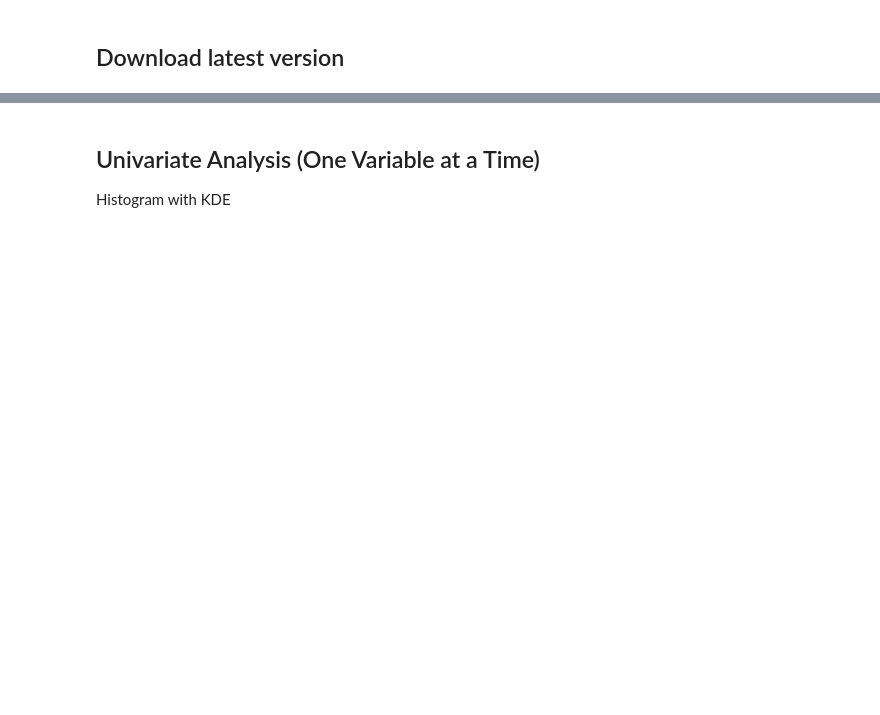
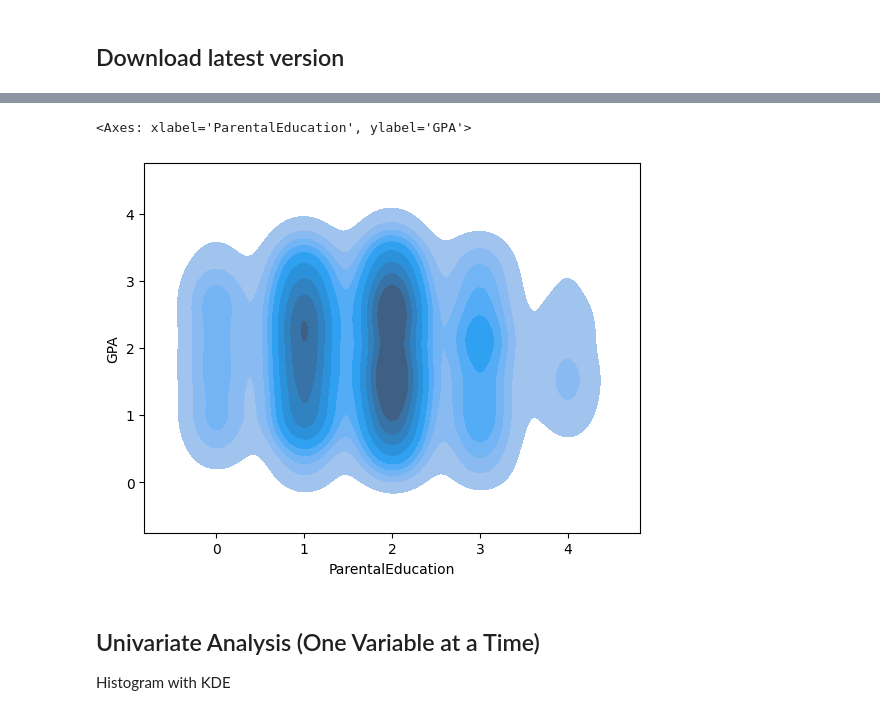
Before and after one commit to bberrium/Picsart-Academy, a Jupyter notebook: ML/notebooks/EDA_&_Visualization.ipynb, the cells around one changed output, grey strips where cells are left out. Saved outputs shown, nothing was run; the diff lists cells and outputs as text; code cells hidden in the pictures; blank space fills up the shorter version.

```diff
--- a/ML/notebooks/EDA_&_Visualization.ipynb
+++ b/ML/notebooks/EDA_&_Visualization.ipynb
@@ -106,3 +150,4 @@ df.info()
 # %%
 df.describe()
-df.StudentID = df['StudentID'] - 1000
+# df.StudentID = df['StudentID'] - 1000
+# df.describe()
@@ -138,5 +204,8 @@ sns.boxplot(x=df["ParentalEducation"], y=df["GPA"])
 # %%
-sns.kdeplot(df["ParentalEducation"], fill=True)
+sns.kdeplot(x=df['ParentalEducation'], y=df['GPA'], fill = True)
+# %% [output]
+<Axes: xlabel='ParentalEducation', ylabel='GPA'>
+[figure, added]
 # %% [markdown]
 ## Univariate Analysis (One Variable at a Time)
 Histogram with KDE
```
Also changed, not shown: parts of 29 cells of this notebook, 7 other files.
